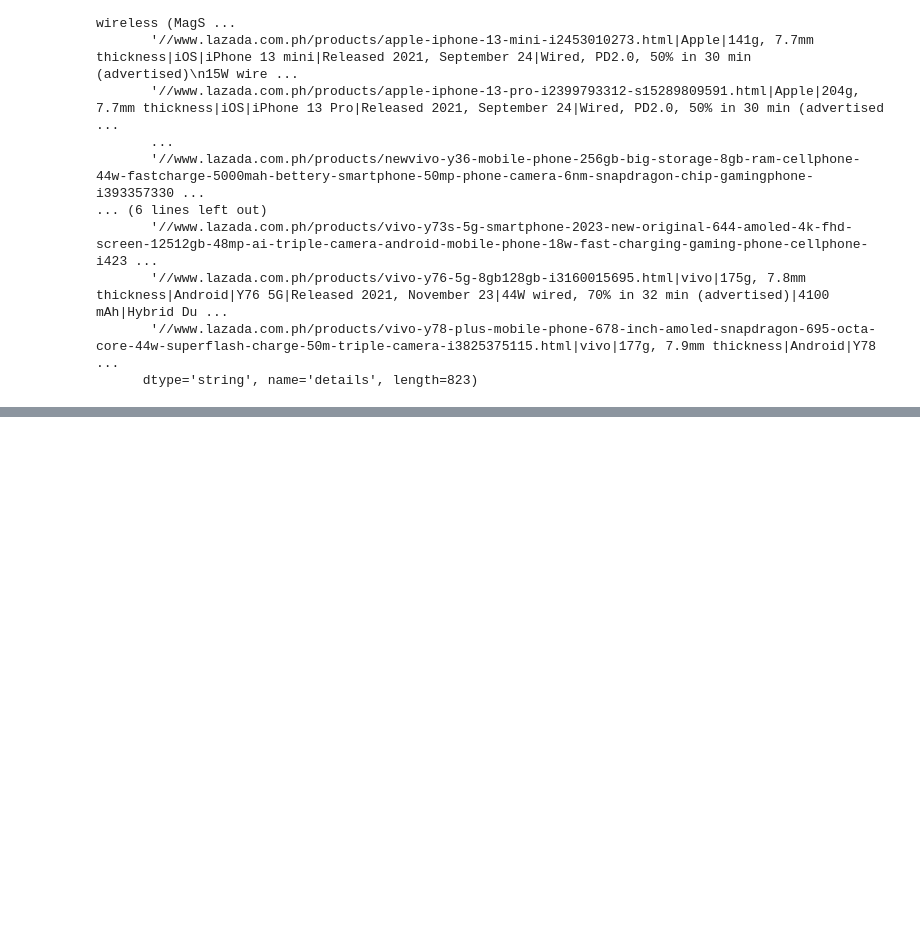
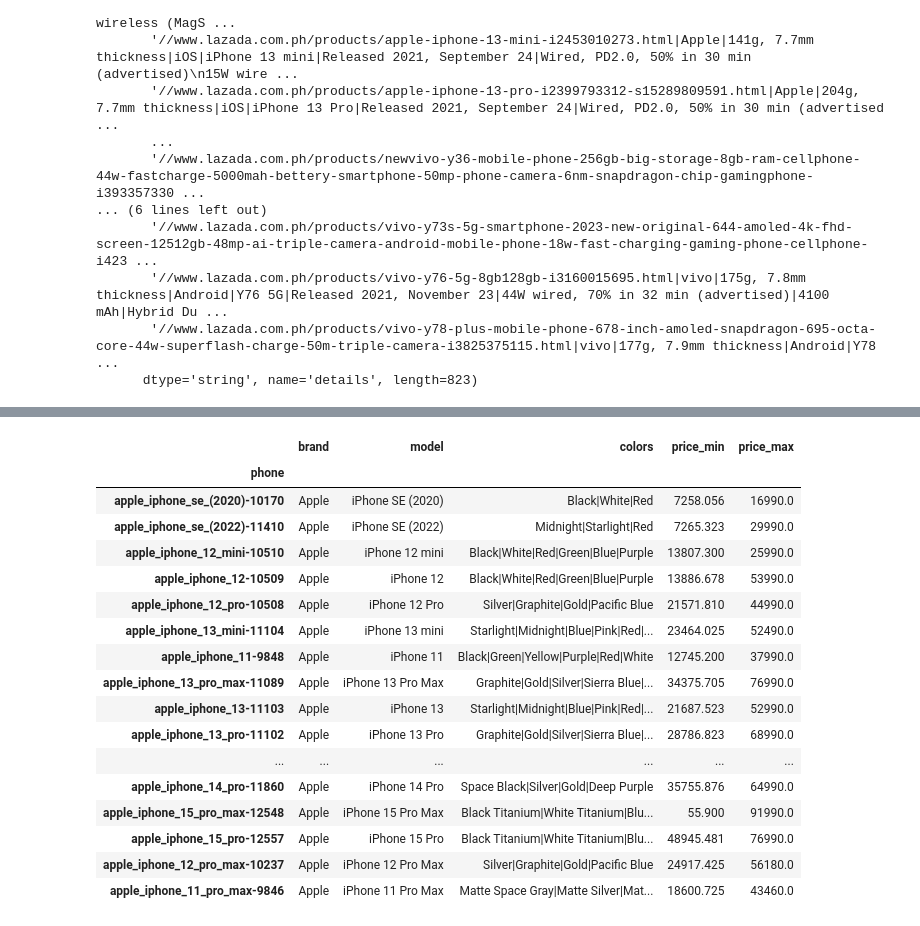
Before and after one commit to RenzVillegas24/GSMArena_Scraper, a Jupyter notebook: GSMArena_API.ipynb, the cells around one changed output, grey strips where cells are left out. Saved outputs shown, nothing was run; the diff lists cells and outputs as text; code cells hidden in the pictures; blank space fills up the shorter version.

```diff
--- a/GSMArena_API.ipynb
+++ b/GSMArena_API.ipynb
@@ -1439,68 +1439,28 @@ import numpy as np
 
 # combine the non numerical data into another dataframe
 # concatenate the strings
-clean_data_combined = clean_data['details']
 
-# remove all characters that are not letters or numbers
-clean_data_combined = clean_data_combined.str.replace(r'[^a-zA-Z0-9_]', ' ', regex=True)
 
-# create the tfidf, remove the stop words ('the', 'is', 'and', .etc)
-tfidf = TfidfVectorizer(stop_words='english')
-X = tfidf.fit_transform(clean_data_combined)
-
-def float_or_nan(x):
-    try:
-        return float(x)
-    except:
-        return np.nan
-
+# remove non utf-8 characters
 def recommend(
         specs,
-        colors:str=None,
-        build_material:str=None,
-        has_wifi:str=None,
-        has_bluetooth:str=None,
-        has_cardslot:str=None,
-        camera_list_resolution_back:str=None,
-        camera_list_resolution_front:str=None,
-        camera_resolution_back_recording:str=None,
-        camera_resolution_front_recording:str=None,
-        os:str=None,
-        storage_type:str=None,
-        brand:str=None,
-        battery_size:float=None,
-        battery_endurance:float=None,
-        dimensions_height:float=None,
-        dimensions_width:float=None,
-        dimensions_depth:float=None,
-        weight:float=None,
-        screen_size:float=None,
-        screen_resolution:float=None,
-        price_min:float=None,
-        price_max:float=None,
-        lazada_ratings:float=None,
-        camera_count_back:int=None,
-        camera_count_front:int=None,
-        benchmark_antutu:int=None,
-        benchmark_geekbench:int=None,
-        ram_min:int=None,
-        ram_max:int=None,
-        storage_min:int=None,
-        storage_max:int=None,
-        lazada_reviews:int=None,
-        release:int=None,
-        n=20):
+        n=20,
+        **kwargs,):
+
+    tfidf = TfidfVectorizer(stop_words='english')
+    X = tfidf.fit_transform(clean_data['details'].str.replace(r'[^a-zA-Z0-9_]', ' ', regex=True))
     # Transform the input specs using TF-IDF vectorizer
     specs_vectorized = tfidf.transform([specs])
-    ll = []
-    for i in [
-                ]:
-        if i is not None:
-            ll.append(i)
 
-    specs_vectorized = hstack(
+    for k, v in kwargs.items():
+        if k in clean_data.columns:
 
-         ll)
+            X = hstack((X, tfidf.fit_transform(clean_data[k])))
+            specs_vectorized = hstack((specs_vectorized, tfidf.transform([v])))
+
+
+
+
 
     # Calculate similarity scores between input specs and all phones
     sim_scores = cosine_similarity(specs_vectorized, X)
@@ -1510,5 +1470,5 @@ def recommend(
 
 
 # get the recommended phone
-recommend('Asus', )[['brand', 'model', 'colors', 'price_min', 'price_max']]
+recommend('iphone', color ='red')[['brand', 'model', 'colors', 'price_min', 'price_max']]
 # %% [output]
@@ -1515,0 +1475,18 @@ ValueError: Input contains NaN.
+|  | brand | model | colors | price_min | price_max |
+| phone |  |  |  |  |  |
+| apple_iphone_se_(2020)-10170 | Apple | iPhone SE (2020) | Black|White|Red | 7258.056 | 16990.0 |
+| apple_iphone_se_(2022)-11410 | Apple | iPhone SE (2022) | Midnight|Starlight|Red | 7265.323 | 29990.0 |
+| apple_iphone_12_mini-10510 | Apple | iPhone 12 mini | Black|White|Red|Green|Blue|Purple | 13807.300 | 25990.0 |
+| apple_iphone_12-10509 | Apple | iPhone 12 | Black|White|Red|Green|Blue|Purple | 13886.678 | 53990.0 |
+| apple_iphone_12_pro-10508 | Apple | iPhone 12 Pro | Silver|Graphite|Gold|Pacific Blue | 21571.810 | 44990.0 |
+| apple_iphone_13_mini-11104 | Apple | iPhone 13 mini | Starlight|Midnight|Blue|Pink|Red|... | 23464.025 | 52490.0 |
+| apple_iphone_11-9848 | Apple | iPhone 11 | Black|Green|Yellow|Purple|Red|White | 12745.200 | 37990.0 |
+| apple_iphone_13_pro_max-11089 | Apple | iPhone 13 Pro Max | Graphite|Gold|Silver|Sierra Blue|... | 34375.705 | 76990.0 |
+| apple_iphone_13-11103 | Apple | iPhone 13 | Starlight|Midnight|Blue|Pink|Red|... | 21687.523 | 52990.0 |
+| apple_iphone_13_pro-11102 | Apple | iPhone 13 Pro | Graphite|Gold|Silver|Sierra Blue|... | 28786.823 | 68990.0 |
+| ... | ... | ... | ... | ... | ... |
+| apple_iphone_14_pro-11860 | Apple | iPhone 14 Pro | Space Black|Silver|Gold|Deep Purple | 35755.876 | 64990.0 |
+| apple_iphone_15_pro_max-12548 | Apple | iPhone 15 Pro Max | Black Titanium|White Titanium|Blu... | 55.900 | 91990.0 |
+| apple_iphone_15_pro-12557 | Apple | iPhone 15 Pro | Black Titanium|White Titanium|Blu... | 48945.481 | 76990.0 |
+| apple_iphone_12_pro_max-10237 | Apple | iPhone 12 Pro Max | Silver|Graphite|Gold|Pacific Blue | 24917.425 | 56180.0 |
+| apple_iphone_11_pro_max-9846 | Apple | iPhone 11 Pro Max | Matte Space Gray|Matte Silver|Mat... | 18600.725 | 43460.0 |
```
Also changed, not shown: parts of 3 cells of this notebook, 1 other file.
